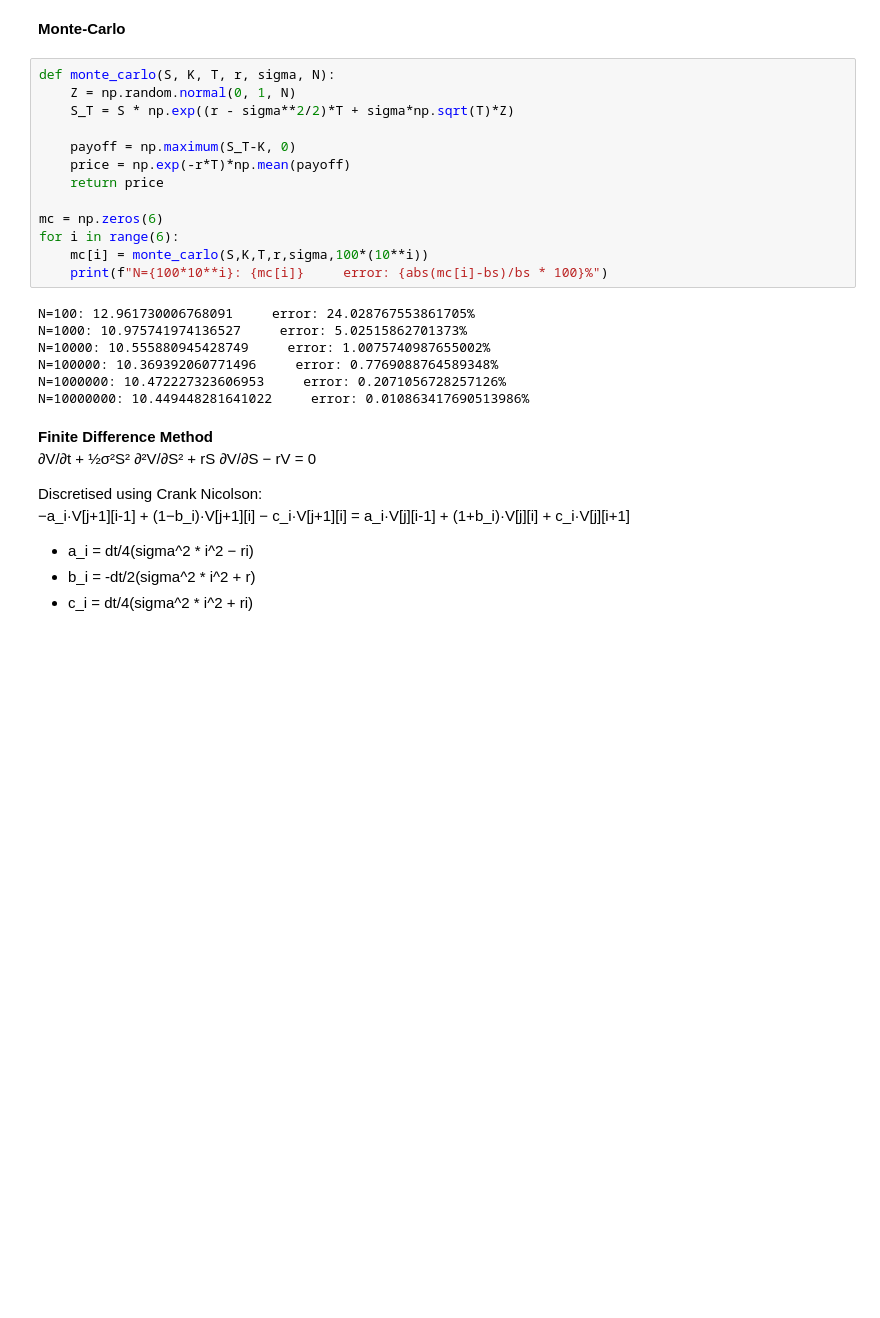
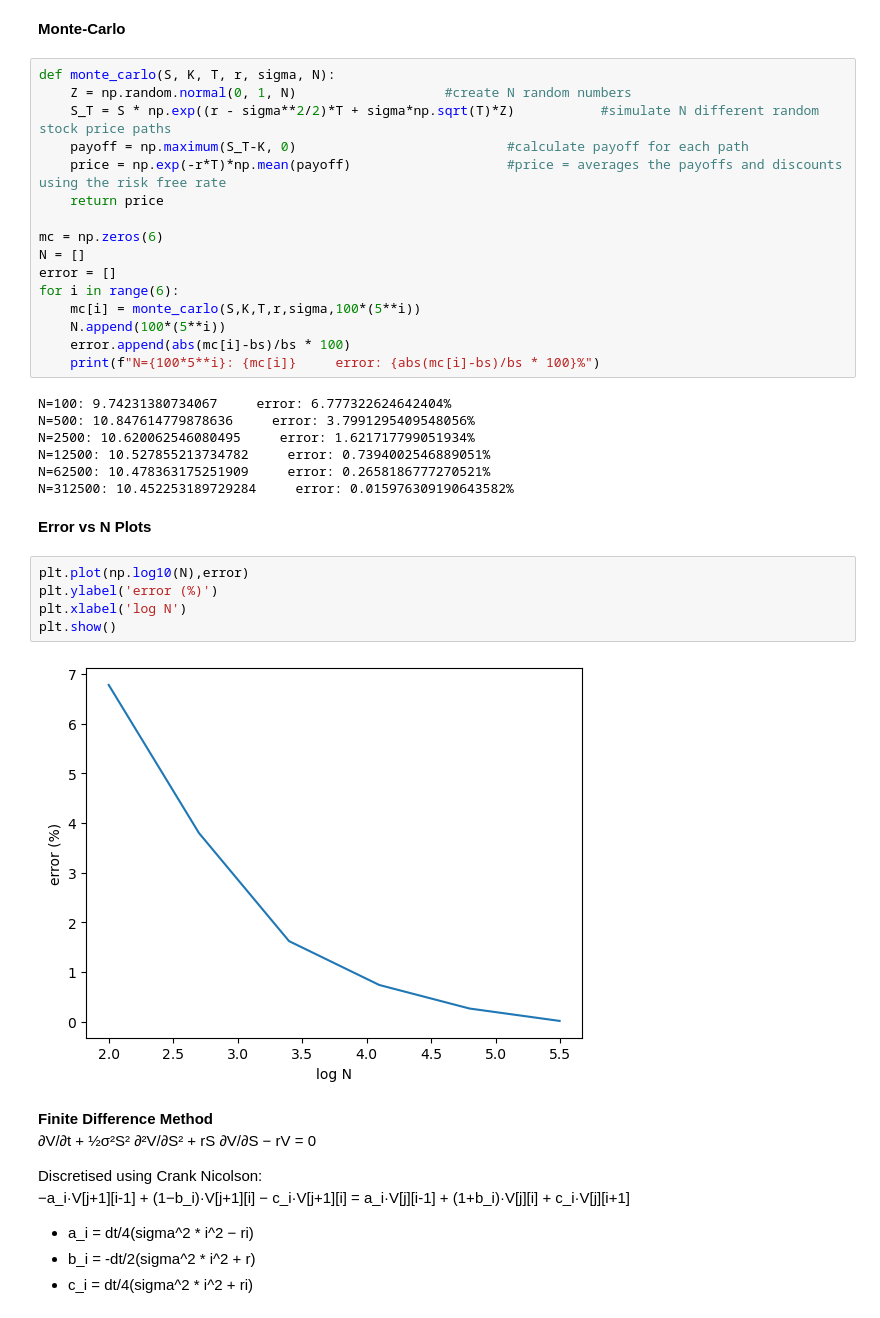
Before and after one commit to Callum-Masson/option-pricing-comparison, a Jupyter notebook: options.ipynb, the cells around one changed output. Drawn from its saved outputs; the diff is of its cells as text; blank space fills up the shorter version.

```diff
--- a/options.ipynb
+++ b/options.ipynb
@@ -26,24 +26,36 @@ print(bs)
 **Monte-Carlo**
 # %%
 def monte_carlo(S, K, T, r, sigma, N):
-    Z = np.random.normal(0, 1, N)
-    S_T = S * np.exp((r - sigma**2/2)*T + sigma*np.sqrt(T)*Z)
-
-    payoff = np.maximum(S_T-K, 0)
-    price = np.exp(-r*T)*np.mean(payoff)
+    Z = np.random.normal(0, 1, N)                   #create N random numbers
+    S_T = S * np.exp((r - sigma**2/2)*T + sigma*np.sqrt(T)*Z)           #simulate N different random stock price paths
+    payoff = np.maximum(S_T-K, 0)                           #calculate payoff for each path
+    price = np.exp(-r*T)*np.mean(payoff)                    #price = averages the payoffs and discounts using the risk free rate
     return price
 
 mc = np.zeros(6)
+N = []
+error = []
 for i in range(6):
-    mc[i] = monte_carlo(S,K,T,r,sigma,100*(10**i))
-    print(f"N={100*10**i}: {mc[i]}     error: {abs(mc[i]-bs)/bs * 100}%")
+    mc[i] = monte_carlo(S,K,T,r,sigma,100*(5**i))
+    N.append(100*(5**i))
+    error.append(abs(mc[i]-bs)/bs * 100)
+    print(f"N={100*5**i}: {mc[i]}     error: {abs(mc[i]-bs)/bs * 100}%")
 # %% [output]
-N=100: 12.961730006768091     error: 24.028767553861705%
-N=1000: 10.975741974136527     error: 5.02515862701373%
-N=10000: 10.555880945428749     error: 1.0075740987655002%
-N=100000: 10.369392060771496     error: 0.7769088764589348%
-N=1000000: 10.472227323606953     error: 0.2071056728257126%
-N=10000000: 10.449448281641022     error: 0.010863417690513986%
+N=100: 9.74231380734067     error: 6.777322624642404%
+N=500: 10.847614779878636     error: 3.7991295409548056%
+N=2500: 10.620062546080495     error: 1.621717799051934%
+N=12500: 10.527855213734782     error: 0.7394002546889051%
+N=62500: 10.478363175251909     error: 0.2658186777270521%
+N=312500: 10.452253189729284     error: 0.015976309190643582%
+# %% [markdown]
+**Error vs N Plots**
+# %%
+plt.plot(np.log10(N),error)
+plt.ylabel('error (%)')
+plt.xlabel('log N')
+plt.show()
+# %% [output]
+[figure, added]
 # %% [markdown]
 **Finite Difference Method** <br>
 ∂V/∂t + ½σ²S² ∂²V/∂S² + rS ∂V/∂S − rV = 0
```
Also changed, not shown: parts of 2 cells of this notebook.
